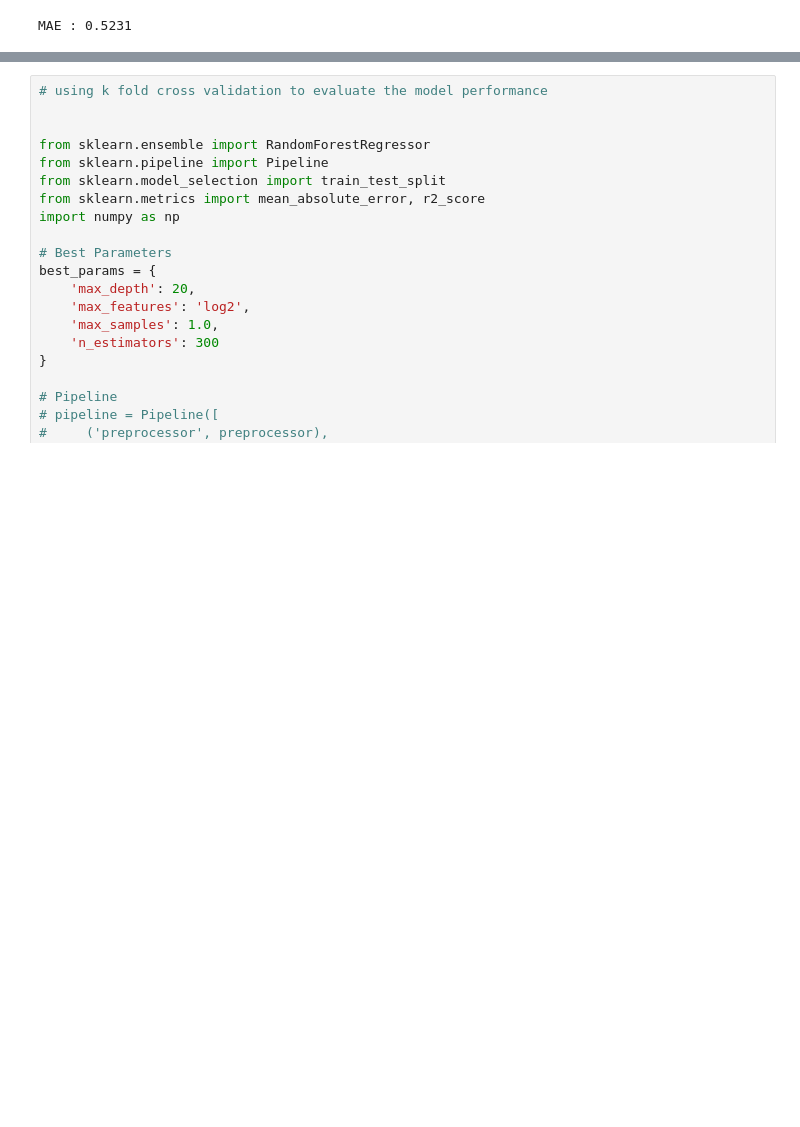
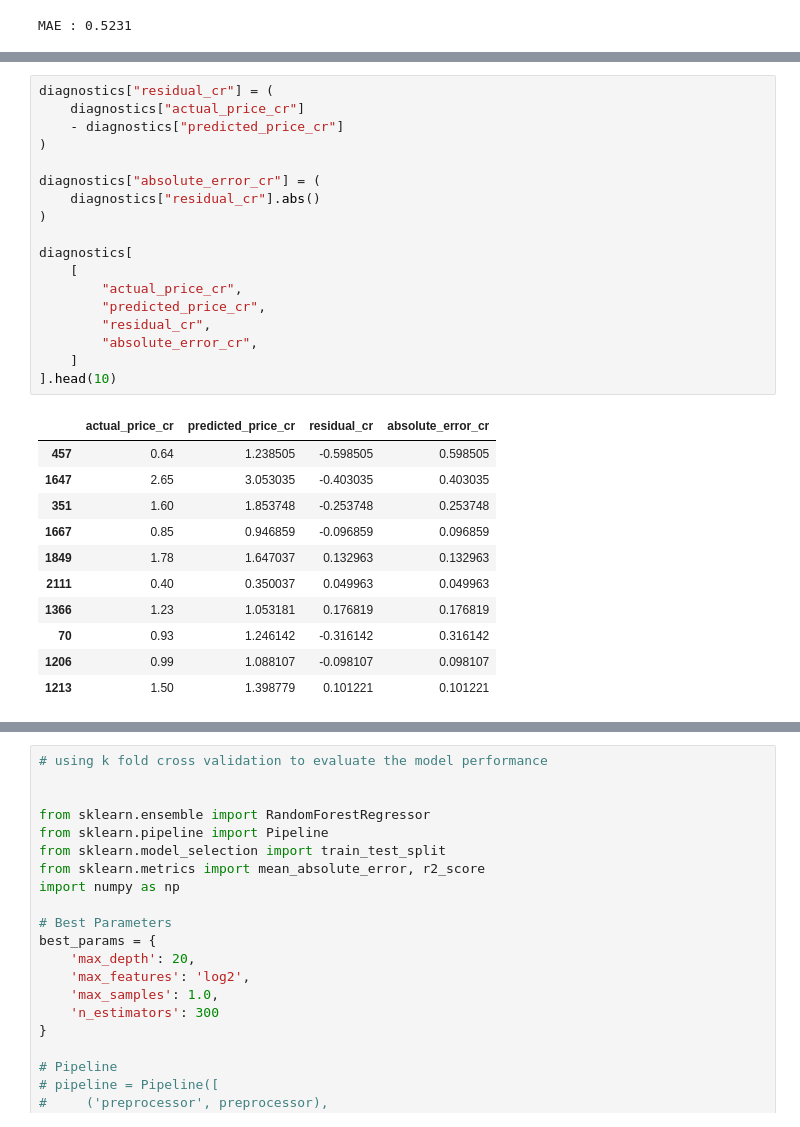
Before and after one commit to SurbhitParashar/RealEstate-ML-CapstoneProject, a Jupyter notebook: modelSelection/model-selection.ipynb, the cells around one changed output, grey strips where cells are left out. Drawn from its saved outputs; the diff is of its cells as text; blank space fills up the shorter version.

```diff
--- a/modelSelection/model-selection.ipynb
+++ b/modelSelection/model-selection.ipynb
@@ -1057,0 +1073,30 @@ MAE : 0.5231
+# %%
+diagnostics["residual_cr"] = (
+    diagnostics["actual_price_cr"]
+    - diagnostics["predicted_price_cr"]
+)
+
+diagnostics["absolute_error_cr"] = (
+    diagnostics["residual_cr"].abs()
+)
+
+diagnostics[
+    [
+        "actual_price_cr",
+        "predicted_price_cr",
+        "residual_cr",
+        "absolute_error_cr",
+    ]
+].head(10)
+# %% [output]
+|  | actual_price_cr | predicted_price_cr | residual_cr | absolute_error_cr |
+| 457 | 0.64 | 1.238505 | -0.598505 | 0.598505 |
+| 1647 | 2.65 | 3.053035 | -0.403035 | 0.403035 |
+| 351 | 1.60 | 1.853748 | -0.253748 | 0.253748 |
+| 1667 | 0.85 | 0.946859 | -0.096859 | 0.096859 |
+| 1849 | 1.78 | 1.647037 | 0.132963 | 0.132963 |
+| 2111 | 0.40 | 0.350037 | 0.049963 | 0.049963 |
+| 1366 | 1.23 | 1.053181 | 0.176819 | 0.176819 |
+| 70 | 0.93 | 1.246142 | -0.316142 | 0.316142 |
+| 1206 | 0.99 | 1.088107 | -0.098107 | 0.098107 |
+| 1213 | 1.50 | 1.398779 | 0.101221 | 0.101221 |
```
Also changed, not shown: parts of 3 cells of this notebook.
